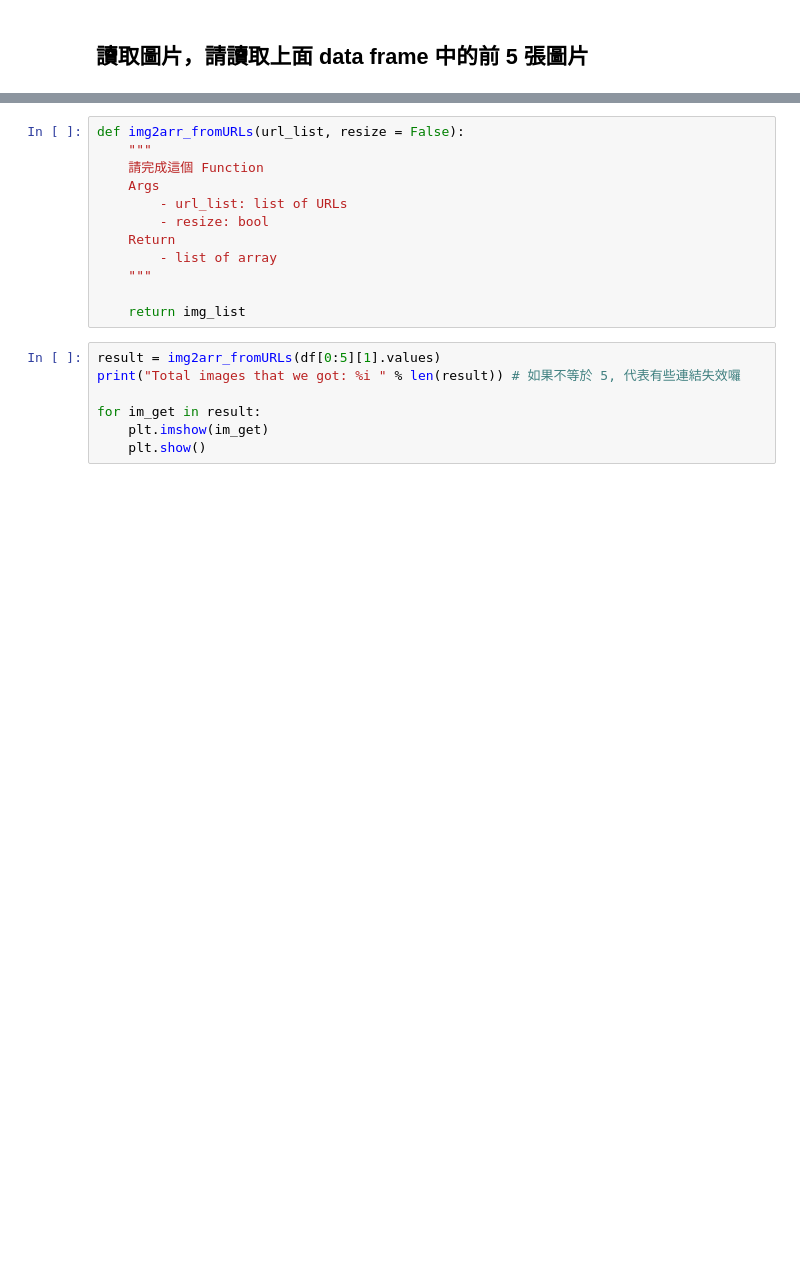
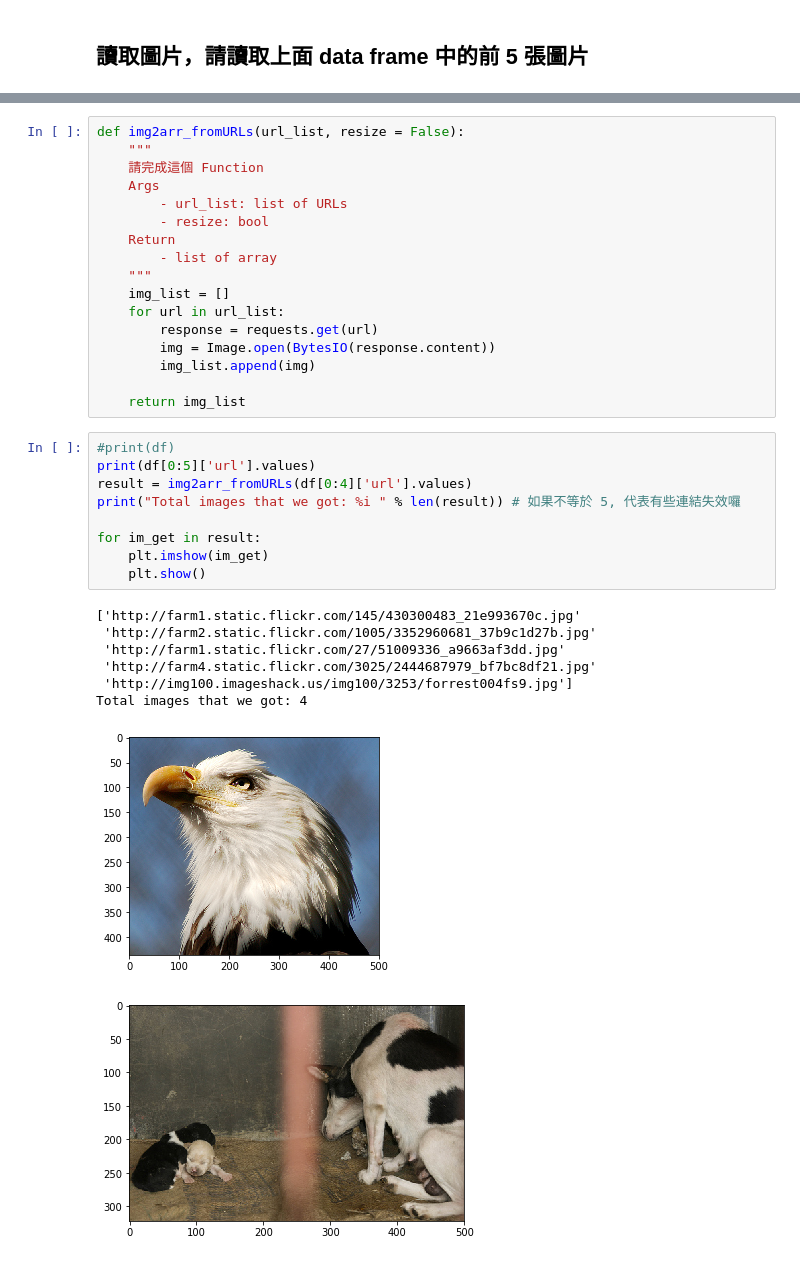
Before and after one commit to chenrobotcat/ML100-Days, a Jupyter notebook: Homework/Day_003-1_HW.ipynb, the cells around one changed output, grey strips where cells are left out. Cells and saved outputs as stored; diff of their text form; blank space fills up the shorter version.

```diff
--- a/Homework/Day_003-1_HW.ipynb
+++ b/Homework/Day_003-1_HW.ipynb
@@ -104,12 +121,28 @@ def img2arr_fromURLs(url_list, resize = False):
     Return
         - list of array
     """
+    img_list = []
+    for url in url_list:
+        response = requests.get(url)
+        img = Image.open(BytesIO(response.content))
+        img_list.append(img)
 
     return img_list
 # %%
-result = img2arr_fromURLs(df[0:5][1].values)
+#print(df)
+print(df[0:5]['url'].values)
+result = img2arr_fromURLs(df[0:4]['url'].values)
 print("Total images that we got: %i " % len(result)) # 如果不等於 5, 代表有些連結失效囉
 
 for im_get in result:
     plt.imshow(im_get)
     plt.show()
+# %% [output]
+['http://farm1.static.flickr.com/145/430300483_21e993670c.jpg'
+ 'http://farm2.static.flickr.com/1005/3352960681_37b9c1d27b.jpg'
+ 'http://farm1.static.flickr.com/27/51009336_a9663af3dd.jpg'
+ 'http://farm4.static.flickr.com/3025/2444687979_bf7bc8df21.jpg'
+ 'http://img100.imageshack.us/img100/3253/forrest004fs9.jpg']
+Total images that we got: 4
+[figure, added]
+[figure, added]
```
Also changed, not shown: parts of 6 cells of this notebook.
